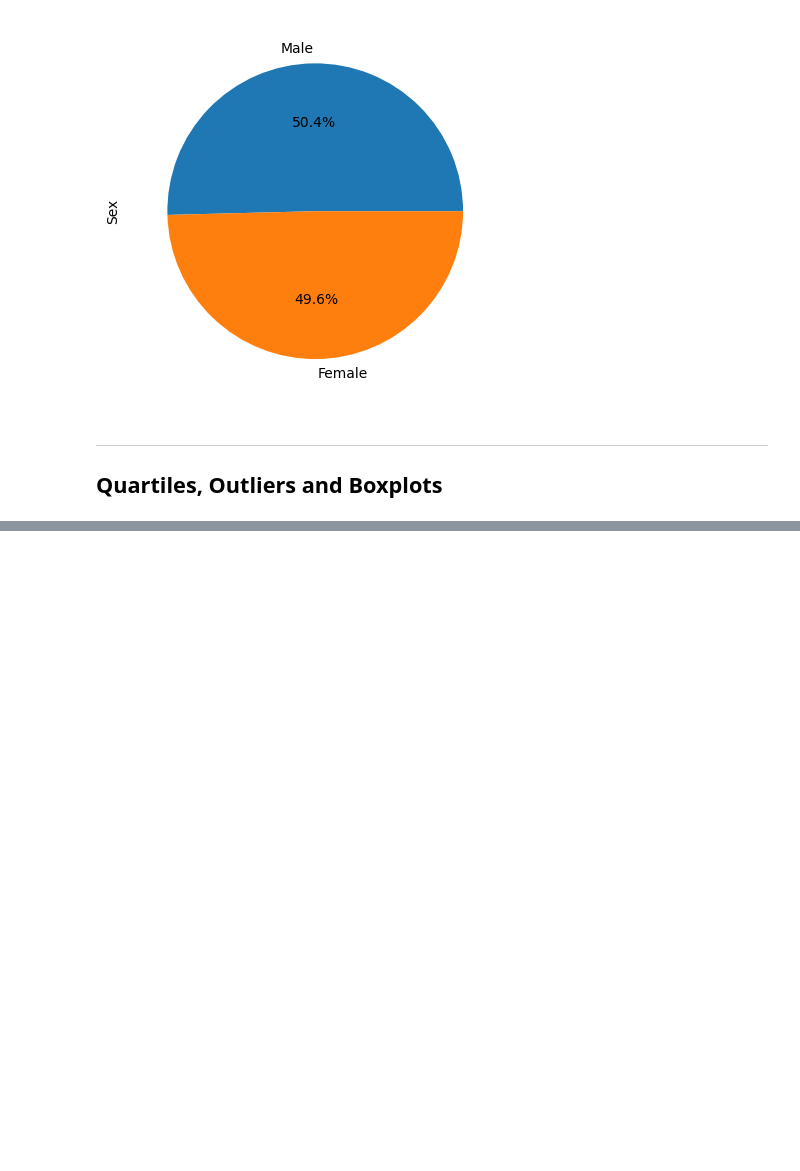
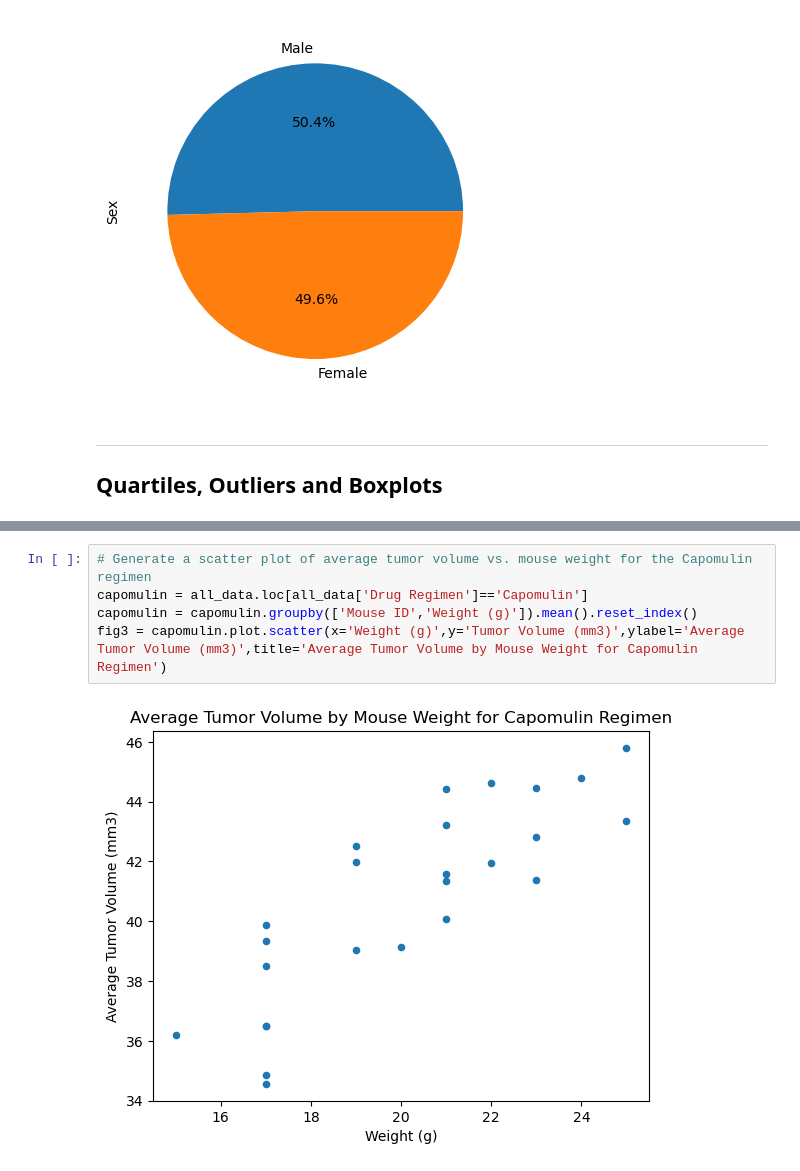
Before and after one commit to adilourai/matplotlib-challenge, a Jupyter notebook: Pymaceuticals Analysis.ipynb, the cells around one changed output, grey strips where cells are left out. Saved outputs shown, nothing was run; the diff lists cells and outputs as text; blank space fills up the shorter version.

```diff
--- a/Pymaceuticals Analysis.ipynb
+++ b/Pymaceuticals Analysis.ipynb
@@ -250,0 +252,7 @@ plt.show()
+# %%
+# Generate a scatter plot of average tumor volume vs. mouse weight for the Capomulin regimen
+capomulin = all_data.loc[all_data['Drug Regimen']=='Capomulin']
+capomulin = capomulin.groupby(['Mouse ID','Weight (g)']).mean().reset_index()
+fig3 = capomulin.plot.scatter(x='Weight (g)',y='Tumor Volume (mm3)',ylabel='Average Tumor Volume (mm3)',title='Average Tumor Volume by Mouse Weight for Capomulin Regimen')
+# %% [output]
+[figure, added]
```
Also changed, not shown: parts of 15 cells of this notebook.
